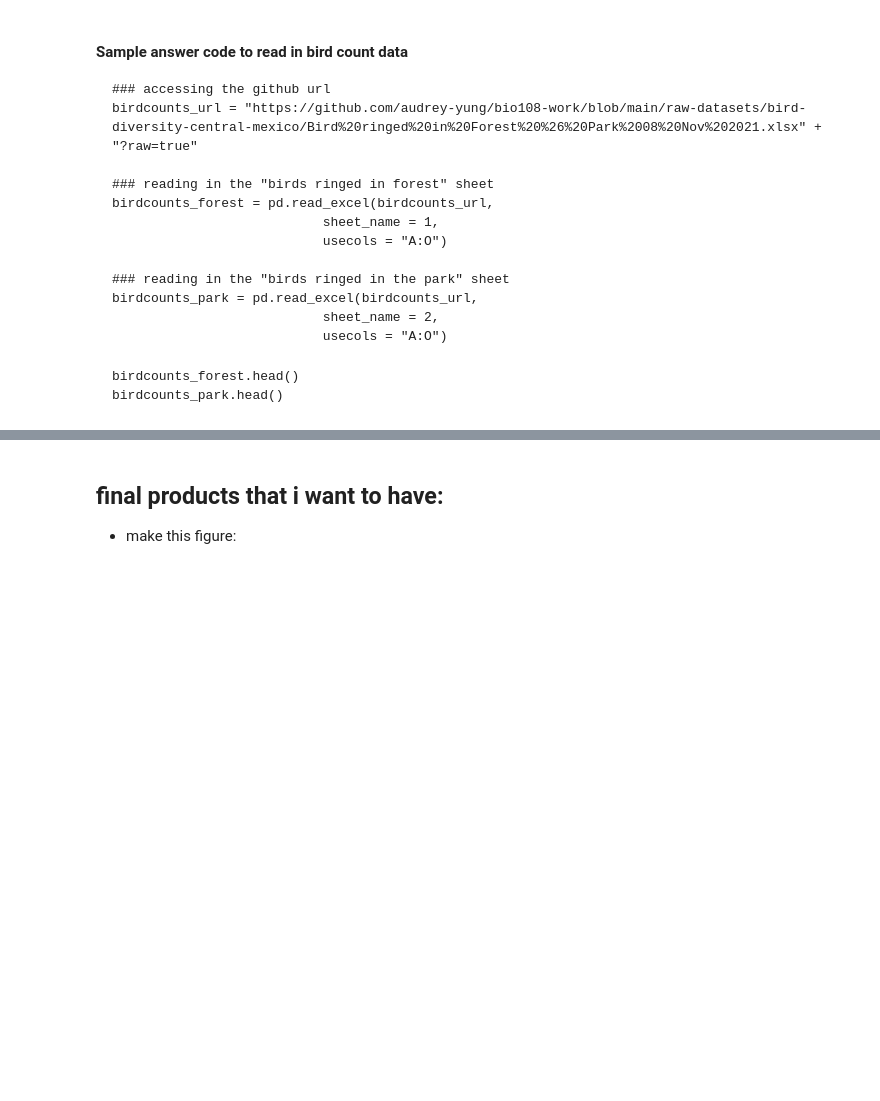
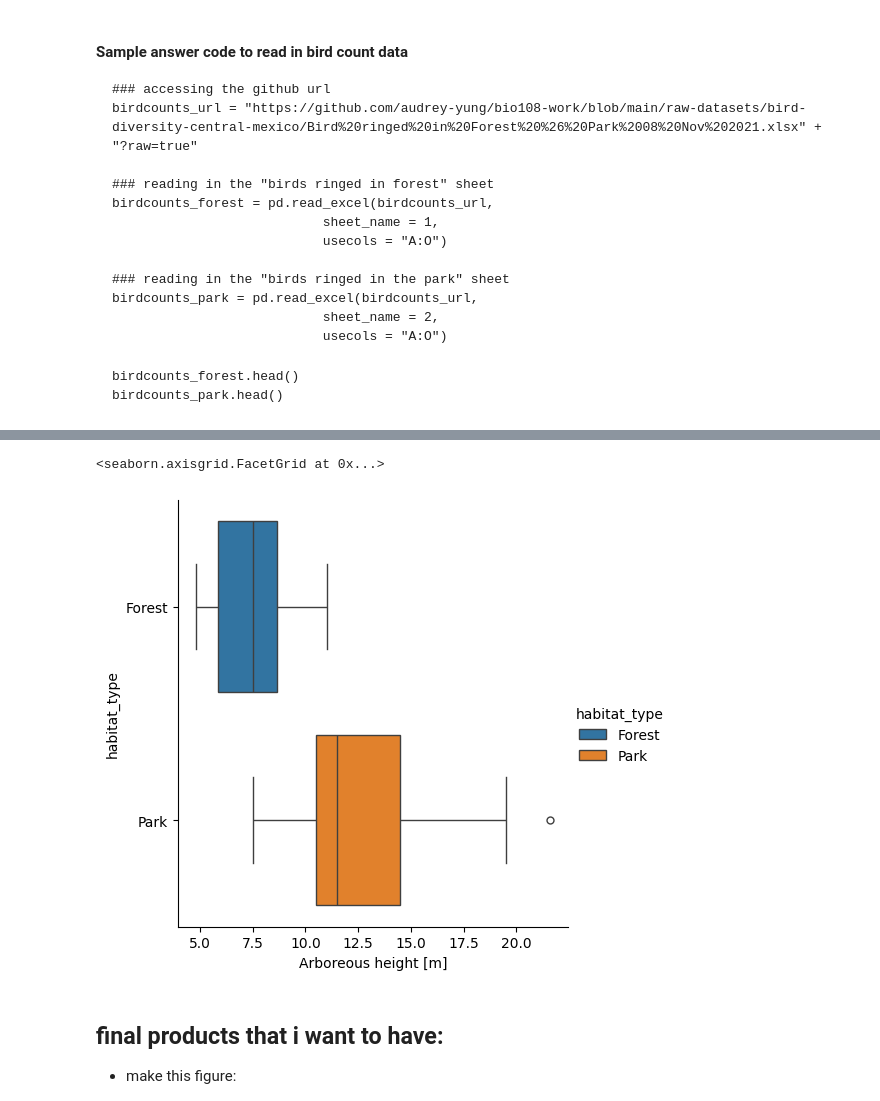
Before and after one commit to audrey-yung/bio108-work, a Jupyter notebook: bird_diversity_mexico.ipynb, the cells around one changed output, grey strips where cells are left out. Cells and saved outputs as stored; diff of their text form; code cells hidden in the pictures; blank space fills up the shorter version.

```diff
--- a/bird_diversity_mexico.ipynb
+++ b/bird_diversity_mexico.ipynb
@@ -96,3 +101,8 @@ veg_mexico.head()
+# %%
+### using .rename to change column title
+veg_mexico.rename(columns={"Unnamed: 0": "habitat_type"},
+                  inplace=True  # replacing the original column title
+                  )
 # %% [markdown]
 ## Practice: reading in bird count data
 Now that we've had a chance to look at how to tidy up some messy and raw data, try to do it on your own! Once again, go back to my [Github repository](https://github.com/audrey-yung/bio108-work/tree/main/raw-datasets/bird-diversity-central-mexico) to access the file "Bird ringed in Forest & Park 08 Nov 2021.xlsx". The two sheets of interest in the spreadsheet are the **second and third** sheets-- "Birds ringed in the forest" and "Birds ringed in the park", respectively.
@@ -128,0 +235,4 @@ birdcounts_park.head()
+# %%
+# veg_mexico = veg_mexico.drop(19)
+veg_mexico["habitat_type"] = veg_mexico["habitat_type"].astype("category")
+veg_mexico.head()
@@ -129,3 +266,10 @@ birdcounts_park.head()
+# %%
+sns.catplot(data=veg_mexico,
+            x="Arboreous height [m]",
+            y="habitat_type", hue="habitat_type", kind="box")
+# %% [output]
+<seaborn.axisgrid.FacetGrid at 0x...>
+[figure, added]
 # %% [markdown]
 ## final products that i want to have:
 
```
Also changed, not shown: parts of 25 cells of this notebook.
